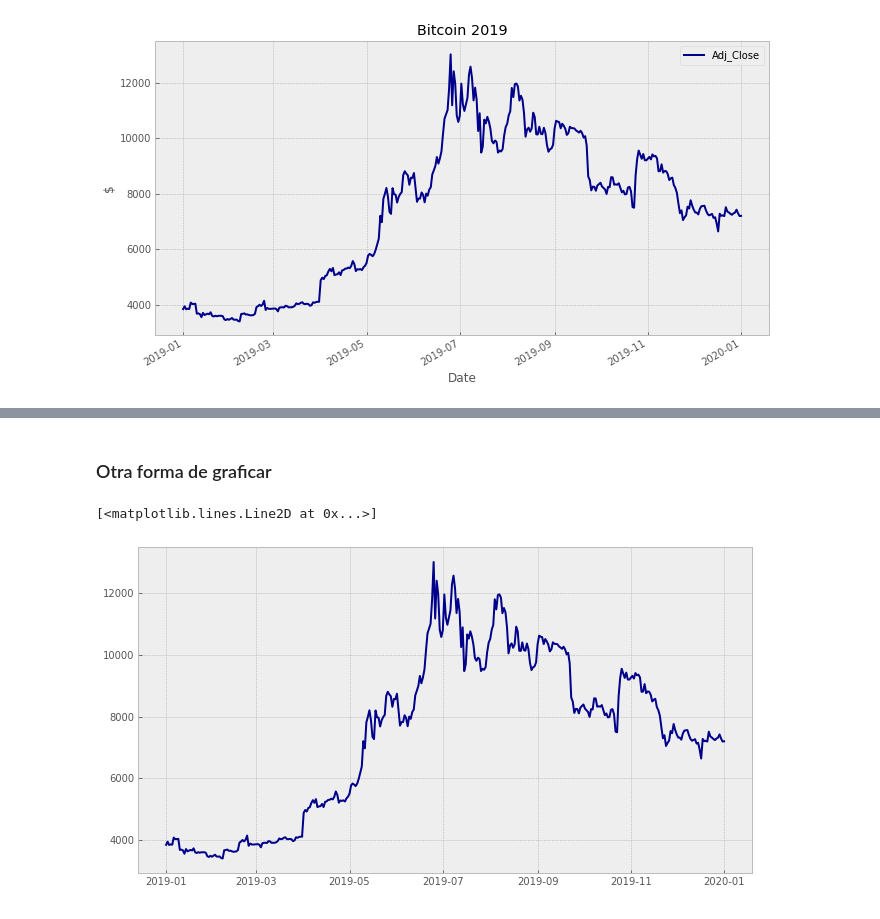
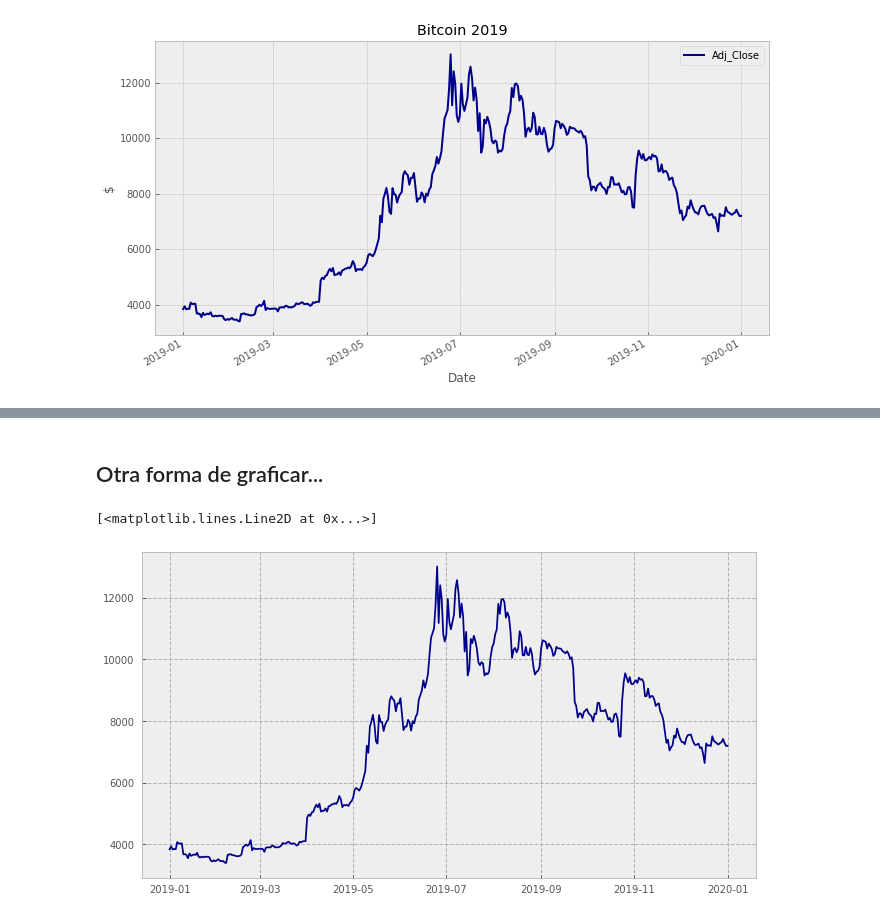
Before and after one commit to cristiandarioortegayubro/Ciencia-de-Datos-en-Ciencias-Economicas-con-Python, a Jupyter notebook: Mis_Primeras_Visualizaciones_01.ipynb, the cells around one changed output, grey strips where cells are left out. Cells and saved outputs as stored; diff of their text form; code cells hidden in the pictures.

```diff
--- a/Mis_Primeras_Visualizaciones_01.ipynb
+++ b/Mis_Primeras_Visualizaciones_01.ipynb
@@ -71,9 +99,9 @@ df.plot('Date','Adj_Close', kind='line', figsize=(11,6), color='darkblue', title
 # %% [markdown]
-### Otra forma de graficar
+## Otra forma de graficar...
 # %%
-plt.style.use('bmh')
+plt.style.use('seaborn-notebook')
 plt.figure(figsize=(11,6))
 plt.plot(df.Date, df.Adj_Close, color='darkblue')
 # %% [output]
 [<matplotlib.lines.Line2D at 0x...>]
-[figure, old version]
+[figure, new version]
```
Also changed, not shown: parts of 8 cells of this notebook.
